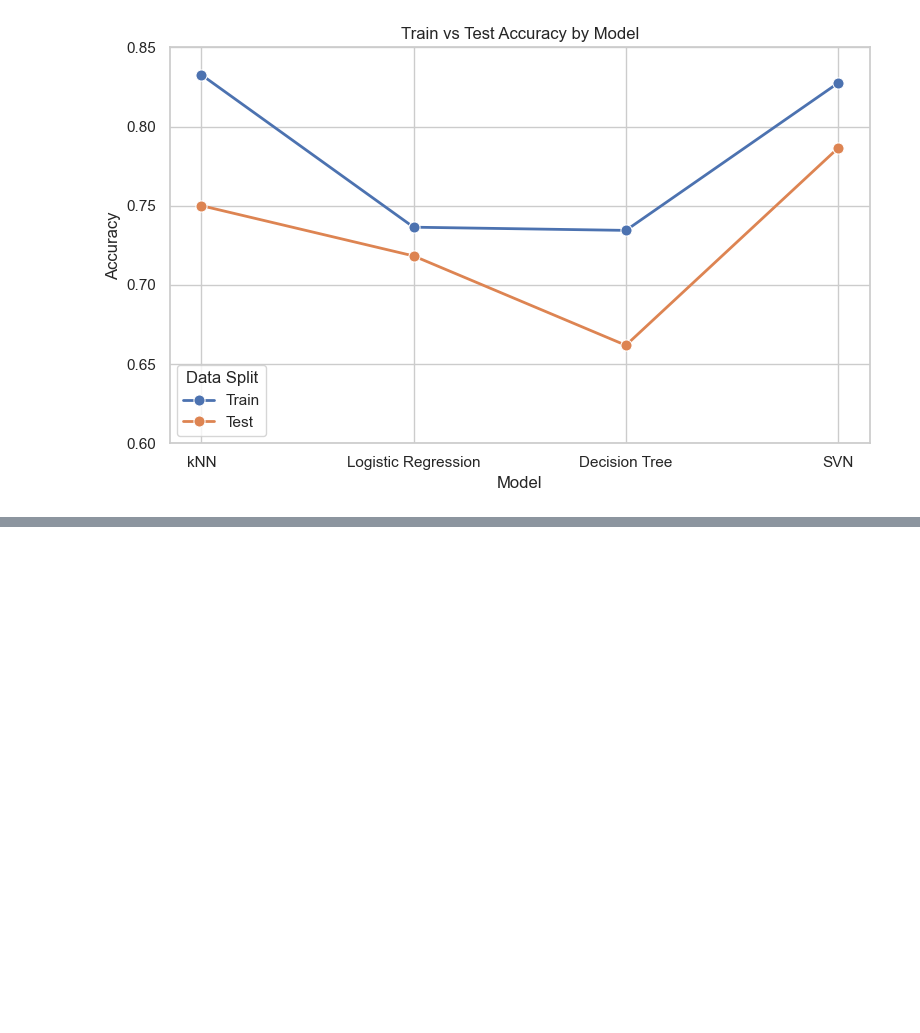
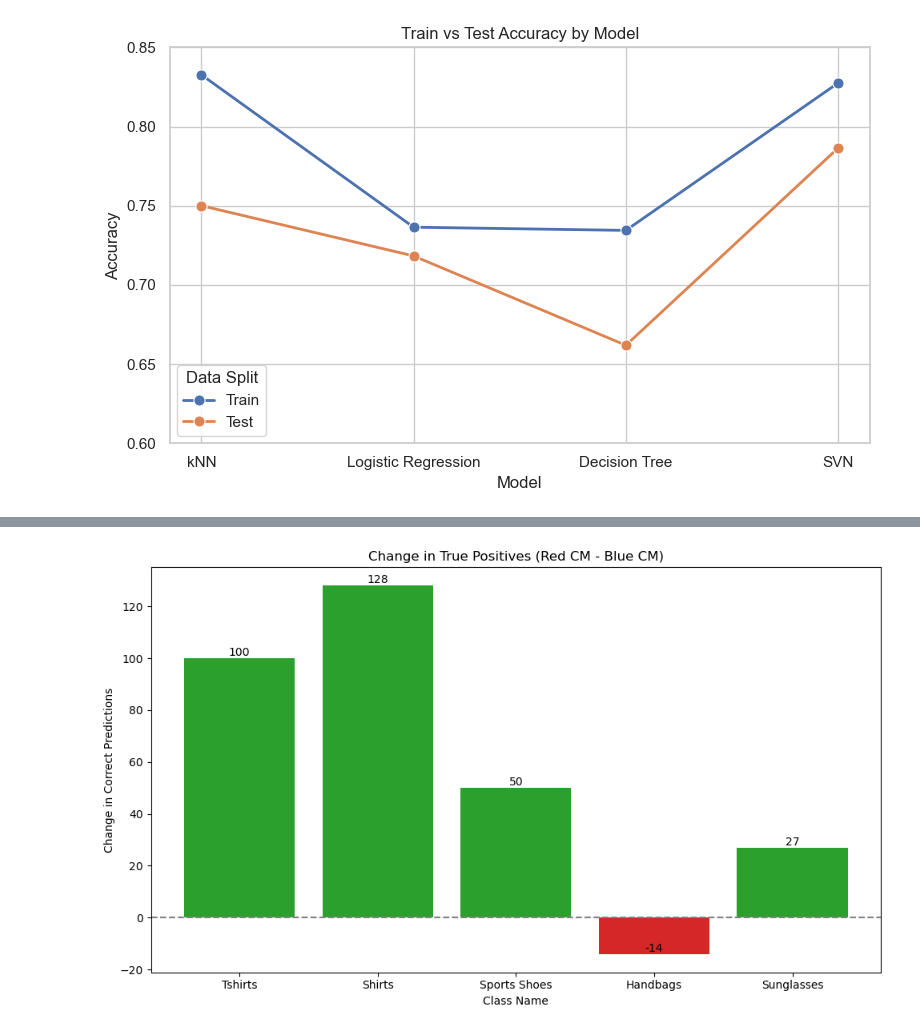
Before and after one commit to lorigreensmith06/AIML_Capstone, a Jupyter notebook: capstone_image_search.ipynb, the cells around one changed output, grey strips where cells are left out. Cells and saved outputs as stored; diff of their text form; code cells hidden in the pictures; blank space fills up the shorter version.

```diff
--- a/capstone_image_search.ipynb
+++ b/capstone_image_search.ipynb
@@ -397,0 +974,39 @@ plt.show()
+# %%
+import matplotlib.pyplot as plt
+import numpy as np
+import pandas as pd
+
+# Step 1: Define confusion matrix true positive values
+# Format: [Blue CM, Red CM]
+data = {
+    'Tshirts': [584, 684],
+    'Shirts': [257, 385],
+    'Sports Shoes': [101, 151],
+    'Handbags': [158, 144],
+    'Sunglasses': [126, 153]
+}
+
+# Step 2: Create DataFrame
+df = pd.DataFrame(data, index=['Blue CM', 'Red CM']).T
+
+# Step 3: Compute the improvement (Red - Blue)
+df["Improvement"] = df["Red CM"] - df["Blue CM"]
+
+# Step 4: Plot the improvement
+plt.figure(figsize=(10, 6))
+bars = plt.bar(df.index, df["Improvement"], color=np.where(df["Improvement"] > 0, '#2ca02c', '#d62728'))
+
+# Step 5: Add text labels above bars
+for bar in bars:
+    yval = bar.get_height()
+    plt.text(bar.get_x() + bar.get_width() / 2, yval, f'{int(yval)}', ha='center', va='bottom')
+
+# Step 6: Styling
+plt.title('Change in True Positives (Red CM - Blue CM)')
+plt.ylabel('Change in Correct Predictions')
+plt.xlabel('Class Name')
+plt.axhline(0, color='gray', linestyle='--')
+plt.tight_layout()
+plt.show()
+# %% [output]
+[figure, added]
```
Also changed, not shown: parts of 52 cells of this notebook, 12 other files.
